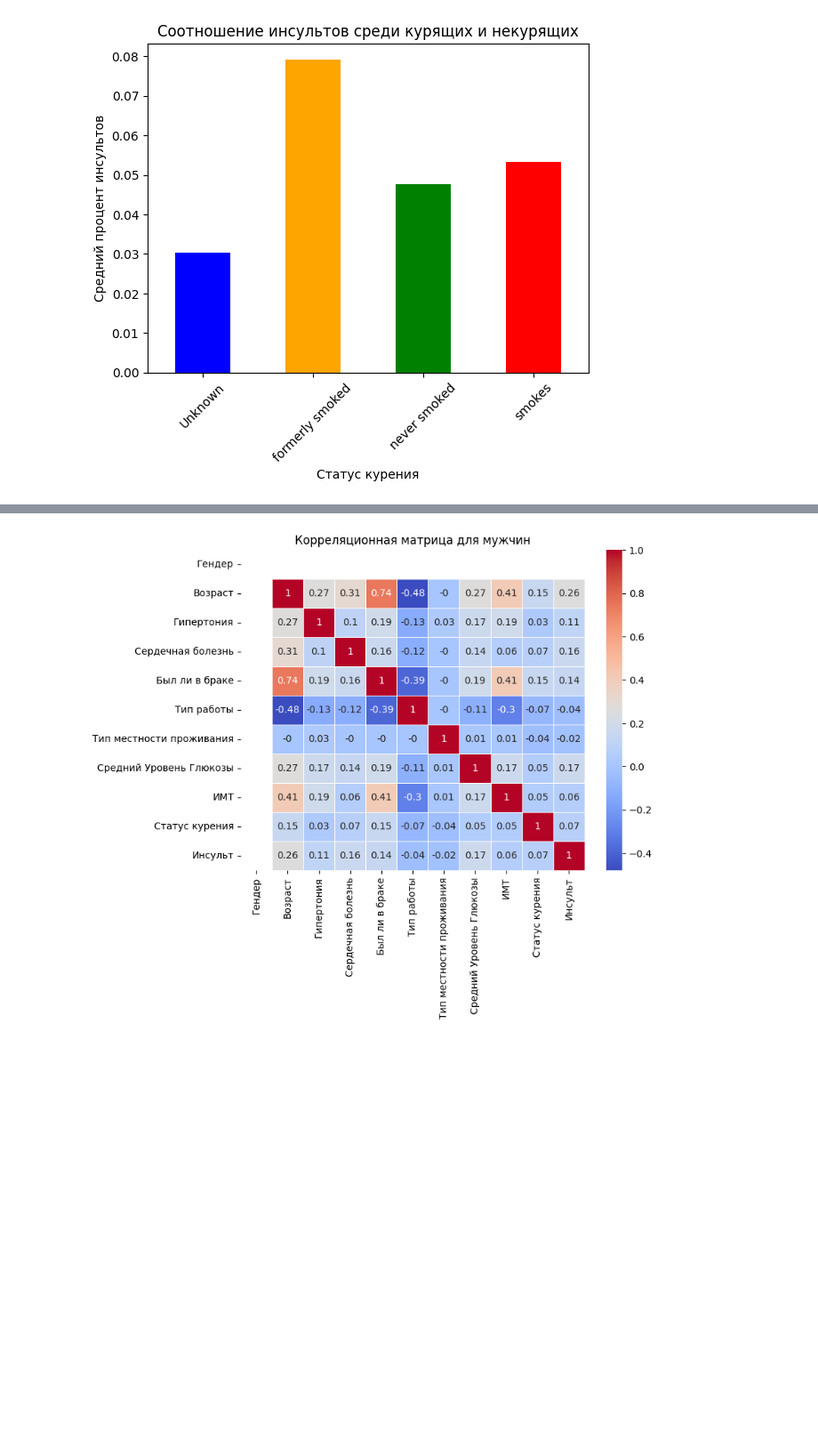
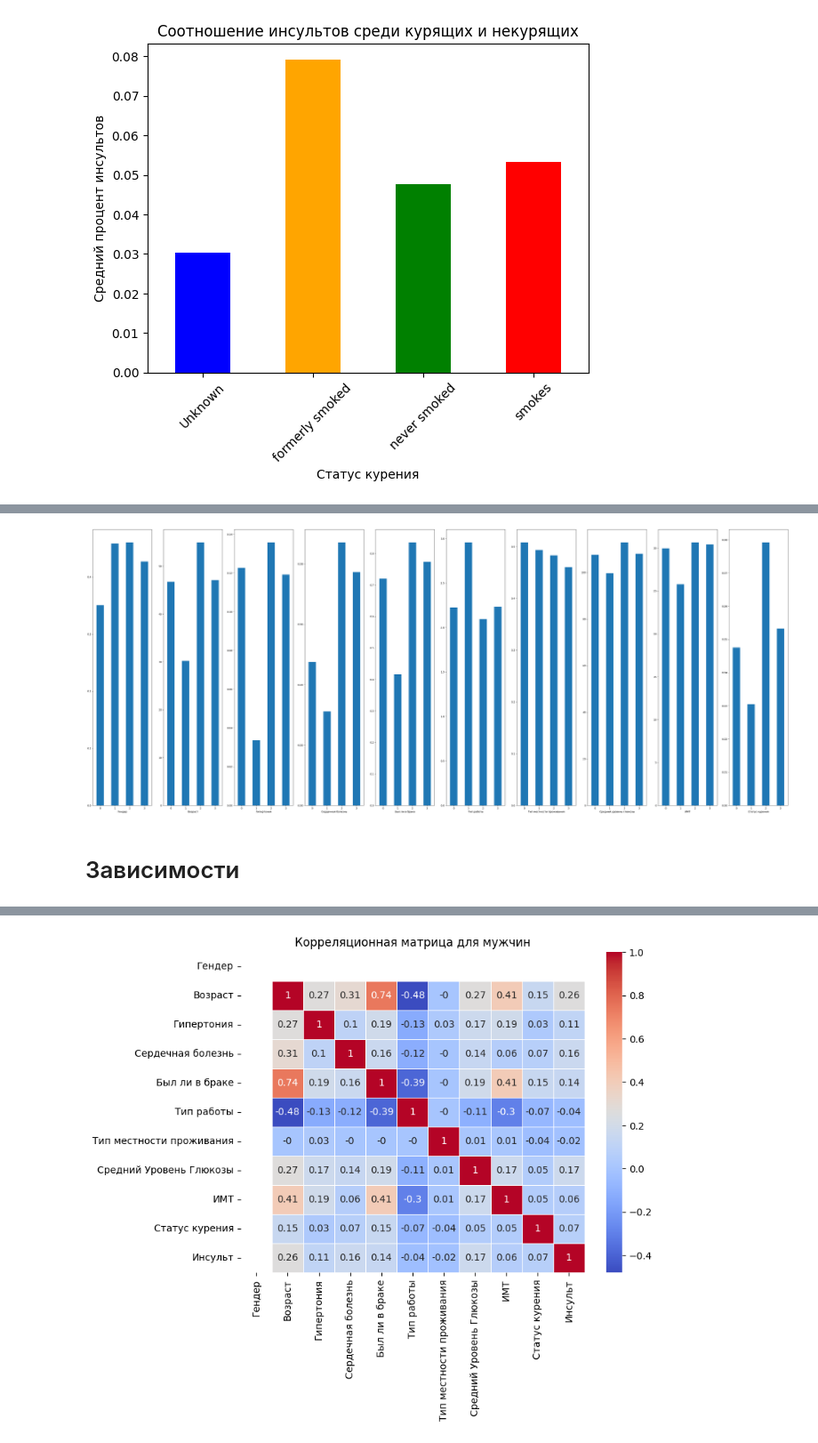
Before and after one commit to OkejoTM/132, a Jupyter notebook: 1.ipynb, the cells around one changed output, grey strips where cells are left out. Shown at 89% size. Saved outputs shown, nothing was run; the diff lists cells and outputs as text; code cells hidden in the pictures; blank space fills up the shorter version.

```diff
--- a/1.ipynb
+++ b/1.ipynb
@@ -136,0 +183,20 @@ plt.show()
+# %%
+means = data.groupby('Статус курения').mean()
+
+# Create a single figure with multiple subplots
+num_columns = len(means.columns)
+fig, axes = plt.subplots(1, num_columns, figsize=(50, 20))
+
+
+
+
+for i, column in enumerate(means.columns):
+    means[column].plot(kind='bar', rot=0, ax=axes[i])
+    axes[i].set_xlabel(data.columns[i])
+
+# plt.tight_layout()
+plt.show()
+# %% [output]
+[figure, added]
+# %% [markdown]
+# Зависимости
```
Also changed, not shown: parts of 10 cells of this notebook.
